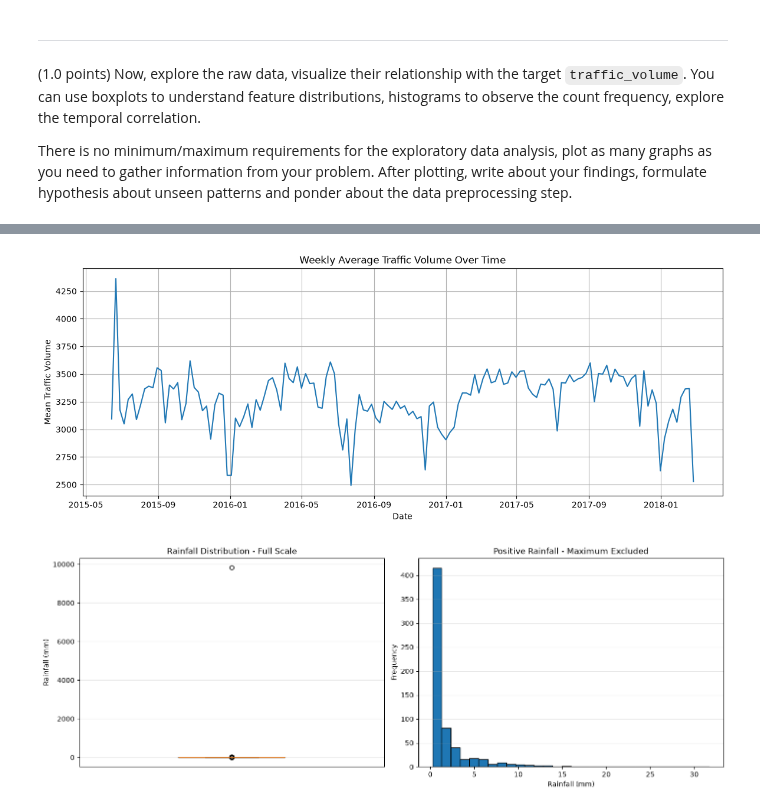
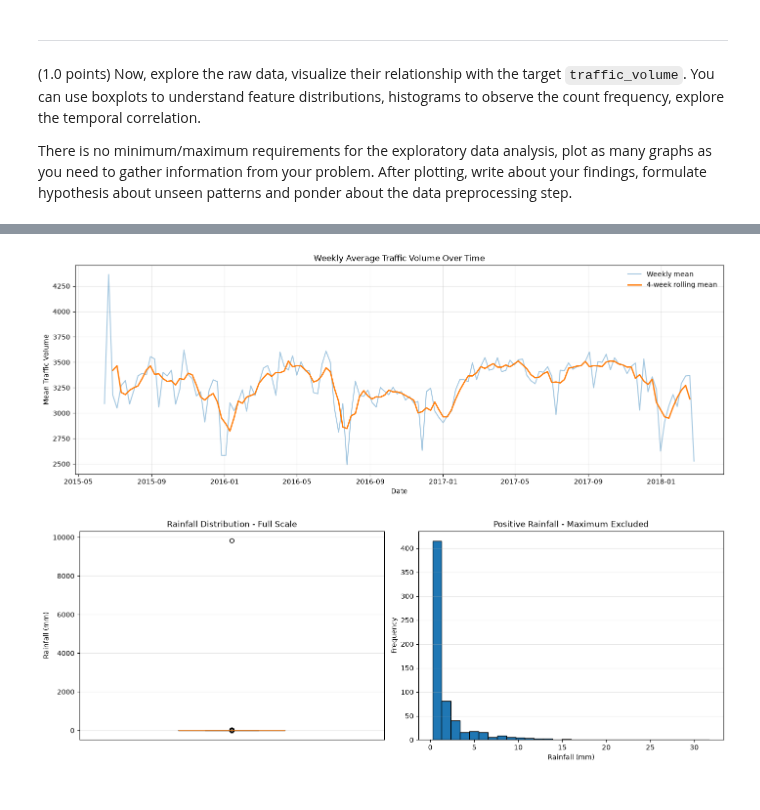
Before and after one commit to MarianaDourado/MO444-ML, a Jupyter notebook: Tarefa1/mc886_2s2026-assignment_1.ipynb, the cells around one changed output, grey strips where cells are left out. Saved outputs shown, nothing was run; the diff lists cells and outputs as text; code cells hidden in the pictures.

```diff
--- a/Tarefa1/mc886_2s2026-assignment_1.ipynb
+++ b/Tarefa1/mc886_2s2026-assignment_1.ipynb
@@ -380,22 +422,42 @@ plt.show()
 # %%
+# Visualize the weekly average traffic volume over time (time series analysis)
+
 weekly_traffic = (
     train_df
     .set_index("date")
     ["traffic_volume"]
     .resample("W")
     .mean()
 )
 
-plt.figure(figsize=(14, 5))
+weekly_rolling = weekly_traffic.rolling(
+    window=4,
+    center=True
+).mean()
 
-plt.plot(weekly_traffic.index, weekly_traffic.values)
+fig, ax = plt.subplots(figsize=(14, 5), constrained_layout=True)
 
-plt.xlabel("Date")
-plt.ylabel("Mean Traffic Volume")
-plt.title("Weekly Average Traffic Volume Over Time")
-plt.grid()
+ax.plot(
+    weekly_traffic.index,
+    weekly_traffic.values,
+    alpha=0.4,
+    label="Weekly mean",
+)
+
+ax.plot(
+    weekly_rolling.index,
+    weekly_rolling.values,
+    linewidth=2,
+    label="4-week rolling mean",
+)
+
+ax.set_xlabel("Date")
+ax.set_ylabel("Mean Traffic Volume")
+ax.set_title("Weekly Average Traffic Volume Over Time")
+ax.grid(alpha=0.3)
+ax.legend(frameon=False)
 
 plt.show()
 # %% [output]
-[figure, old version]
+[figure, new version]
 # %%
```
Also changed, not shown: parts of 14 cells of this notebook, 1 other file.
